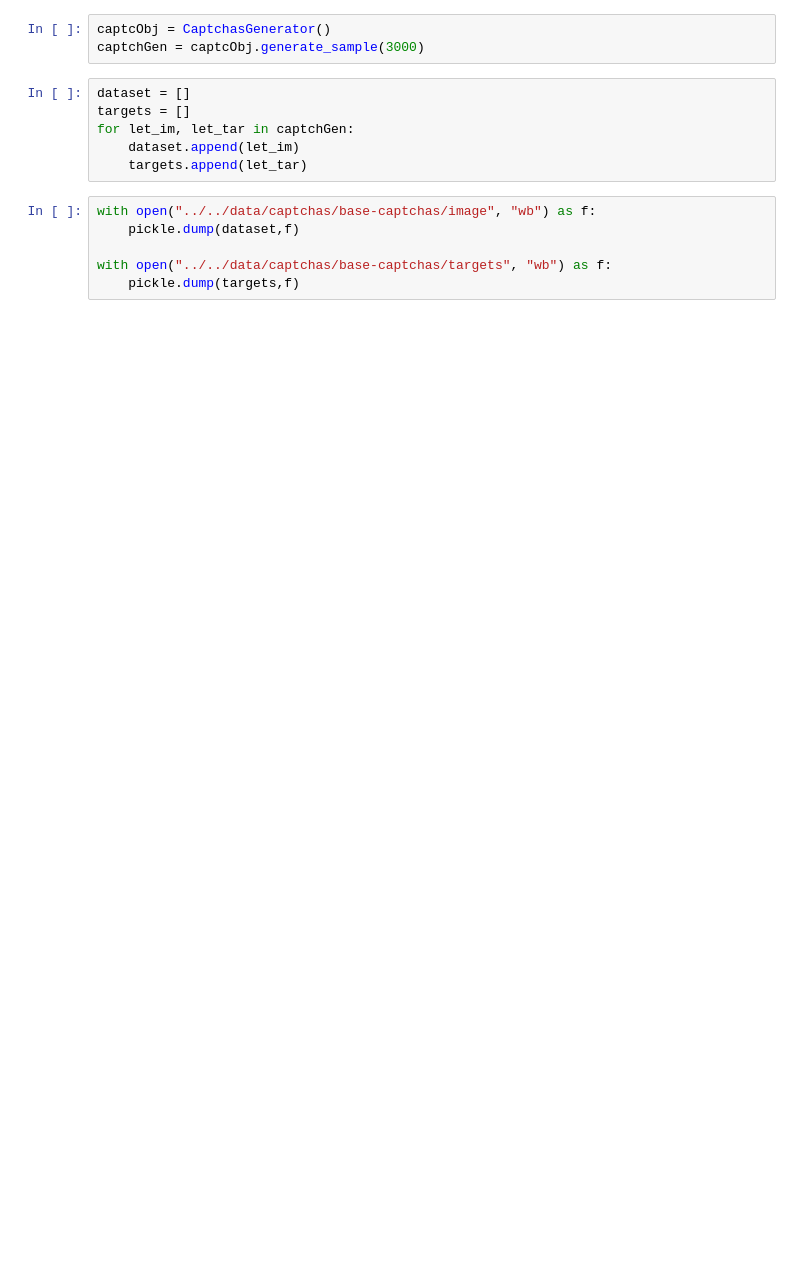
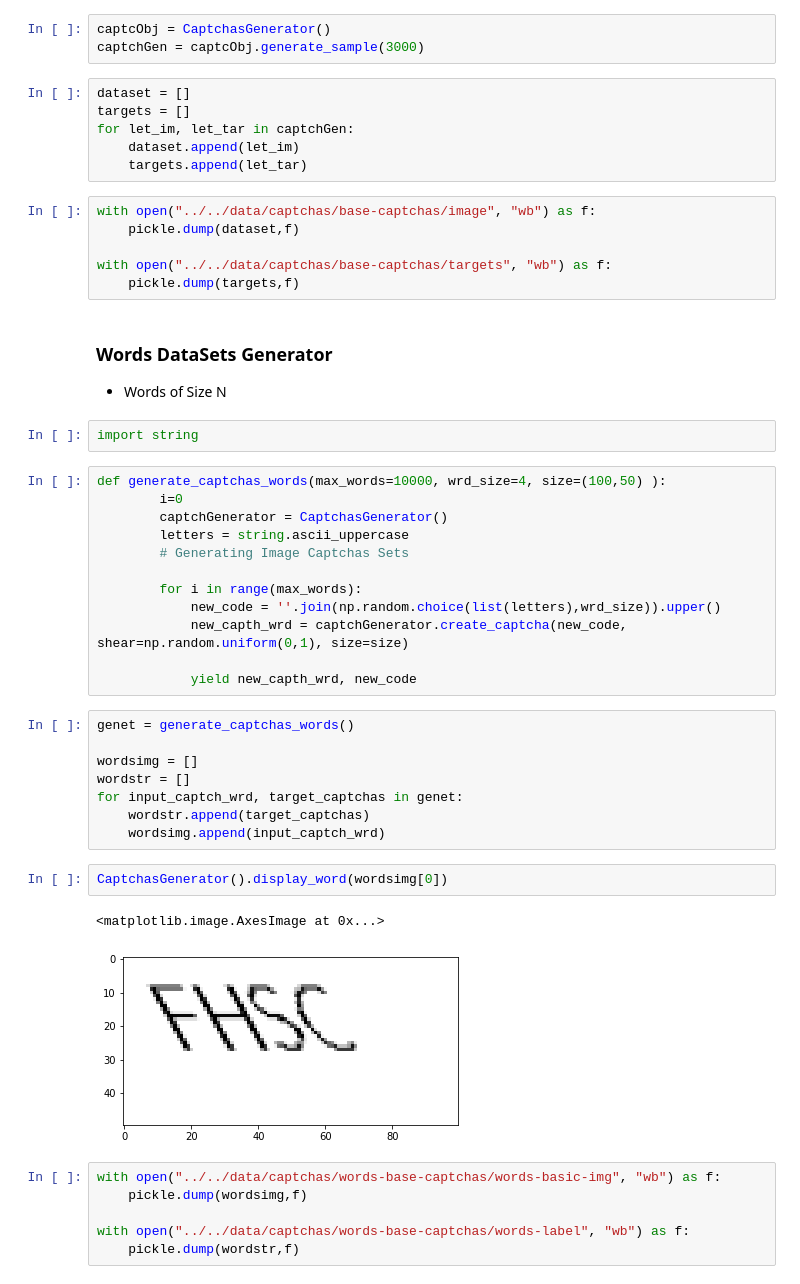
Before and after one commit to Fayssal404/DataScience, a Jupyter notebook: neural-network/captchas/Untitled.ipynb, the cells around one changed output. Saved outputs shown, nothing was run; the diff lists cells and outputs as text; blank space fills up the shorter version.

Commit message:
Captchas Level 01

```diff
--- a/neural-network/captchas/Untitled.ipynb
+++ b/neural-network/captchas/Untitled.ipynb
@@ -35,3 +35,39 @@ with open("../../data/captchas/base-captchas/image", "wb") as f:
 
 with open("../../data/captchas/base-captchas/targets", "wb") as f:
     pickle.dump(targets,f)
+# %% [markdown]
+### Words DataSets Generator
+- Words of Size N
+# %%
+import string
+# %%
+def generate_captchas_words(max_words=10000, wrd_size=4, size=(100,50) ):
+        i=0
+        captchGenerator = CaptchasGenerator()
+        letters = string.ascii_uppercase
+        # Generating Image Captchas Sets
+
+        for i in range(max_words):
+            new_code = ''.join(np.random.choice(list(letters),wrd_size)).upper()
+            new_capth_wrd = captchGenerator.create_captcha(new_code, shear=np.random.uniform(0,1), size=size)
+
+            yield new_capth_wrd, new_code
+# %%
+genet = generate_captchas_words()
+
+wordsimg = []
+wordstr = []
+for input_captch_wrd, target_captchas in genet:
+    wordstr.append(target_captchas)
+    wordsimg.append(input_captch_wrd)
+# %%
+CaptchasGenerator().display_word(wordsimg[0])
+# %% [output]
+<matplotlib.image.AxesImage at 0x...>
+[figure, added]
+# %%
+with open("../../data/captchas/words-base-captchas/words-basic-img", "wb") as f:
+    pickle.dump(wordsimg,f)
+
+with open("../../data/captchas/words-base-captchas/words-label", "wb") as f:
+    pickle.dump(wordstr,f)
```
Also changed, not shown: parts of 1 cell of this notebook, 2 other files.
